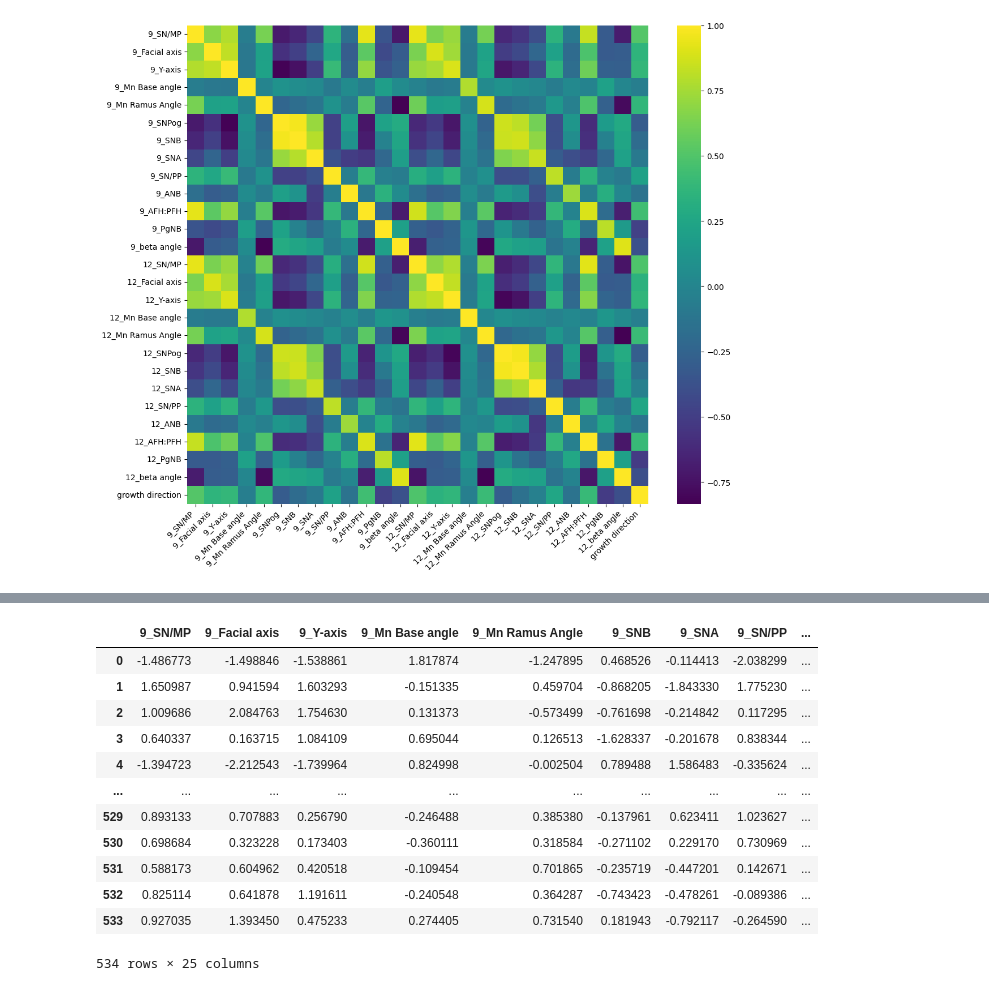
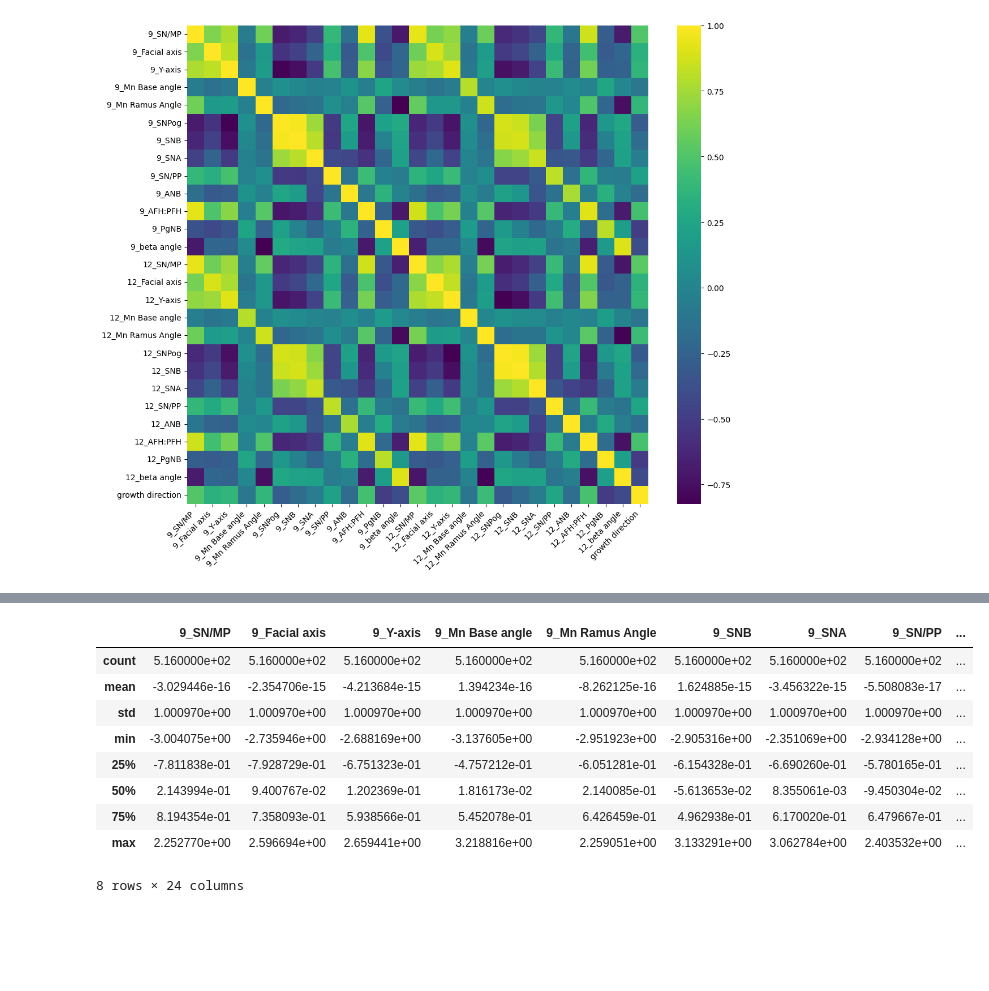
Before and after one commit to R4ken/Machine-Learning-Analysis, a Jupyter notebook: classification/solution.ipynb, the cells around one changed output, grey strips where cells are left out. Cells and saved outputs as stored; diff of their text form; code cells hidden in the pictures; blank space fills up the shorter version.

```diff
--- a/classification/solution.ipynb
+++ b/classification/solution.ipynb
@@ -8,3 +18,5 @@ from sklearn.preprocessing import StandardScaler
+# %%
+rng = 1234
 # %%
 df = pd.read_csv("ortodoncja.csv")
 df
@@ -177,6 +192,9 @@ plt.show()
 # %%
 df_training.drop('9_SNPog', axis=1, inplace=True)
 df_training.drop('12_SNPog', axis=1, inplace=True)
+
+df_test.drop('9_SNPog', axis=1, inplace=True)
+df_test.drop('12_SNPog', axis=1, inplace=True)
 # %%
 values_occurences = df_training['growth direction'].value_counts()
 print(values_occurences)
@@ -188,7 +206,4 @@ growth direction
 Name: count, dtype: int64
 # %%
 smote = SMOTE(sampling_strategy='not majority', random_state=123)
-df_train_smote_x, df_train_smote_y = smote.fit_resample(df_training.iloc[:, :-1], df_training.iloc[:, -1])
-df_training = df_train_smote_x
-df_training['growth direction'] = df_train_smote_y
-df_training
+x_train, y_train = smote.fit_resample(df_training.iloc[:, :-1], df_training.iloc[:, -1])
@@ -209,26 +210,25 @@ df_training
+# %%
+x_test = df_test.iloc[:, :-1]
+y_test = df_test.iloc[:, -1]
+
+x_test = x_test.reset_index(drop=True)
+y_test = y_test.reset_index(drop=True)
 # %%
 scaler = StandardScaler()
-to_scaling = df_training.iloc[:, :-1]
 
-scaler.fit(to_scaling)
-scaled = pd.DataFrame(scaler.transform(to_scaling), columns=to_scaling.columns)
-df_training_standarized = scaled
+scaler.fit(x_train)
+x_train = pd.DataFrame(scaler.transform(x_train), columns=x_train.columns)
+x_test = pd.DataFrame(scaler.transform(x_test), columns=x_test.columns)
 
-df_training_standarized['growth direction'] = df_training['growth direction']
-df_training = df_training_standarized
-
-df_training.describe()
+x_train.describe()
 # %% [output]
 |  | 9_SN/MP | 9_Facial axis | 9_Y-axis | 9_Mn Base angle | 9_Mn Ramus Angle | 9_SNB | 9_SNA | 9_SN/PP | ... |
-| 0 | -1.486773 | -1.498846 | -1.538861 | 1.817874 | -1.247895 | 0.468526 | -0.114413 | -2.038299 | ... |
-| 1 | 1.650987 | 0.941594 | 1.603293 | -0.151335 | 0.459704 | -0.868205 | -1.843330 | 1.775230 | ... |
-| 2 | 1.009686 | 2.084763 | 1.754630 | 0.131373 | -0.573499 | -0.761698 | -0.214842 | 0.117295 | ... |
-| 3 | 0.640337 | 0.163715 | 1.084109 | 0.695044 | 0.126513 | -1.628337 | -0.201678 | 0.838344 | ... |
-| 4 | -1.394723 | -2.212543 | -1.739964 | 0.824998 | -0.002504 | 0.789488 | 1.586483 | -0.335624 | ... |
-| ... | ... | ... | ... | ... | ... | ... | ... | ... | ... |
-| 529 | 0.893133 | 0.707883 | 0.256790 | -0.246488 | 0.385380 | -0.137961 | 0.623411 | 1.023627 | ... |
-| 530 | 0.698684 | 0.323228 | 0.173403 | -0.360111 | 0.318584 | -0.271102 | 0.229170 | 0.730969 | ... |
-| 531 | 0.588173 | 0.604962 | 0.420518 | -0.109454 | 0.701865 | -0.235719 | -0.447201 | 0.142671 | ... |
-| 532 | 0.825114 | 0.641878 | 1.191611 | -0.240548 | 0.364287 | -0.743423 | -0.478261 | -0.089386 | ... |
-| 533 | 0.927035 | 1.393450 | 0.475233 | 0.274405 | 0.731540 | 0.181943 | -0.792117 | -0.264590 | ... |
+| count | 5.160000e+02 | 5.160000e+02 | 5.160000e+02 | 5.160000e+02 | 5.160000e+02 | 5.160000e+02 | 5.160000e+02 | 5.160000e+02 | ... |
+| mean | -3.029446e-16 | -2.354706e-15 | -4.213684e-15 | 1.394234e-16 | -8.262125e-16 | 1.624885e-15 | -3.456322e-15 | -5.508083e-17 | ... |
+| std | 1.000970e+00 | 1.000970e+00 | 1.000970e+00 | 1.000970e+00 | 1.000970e+00 | 1.000970e+00 | 1.000970e+00 | 1.000970e+00 | ... |
+| min | -3.004075e+00 | -2.735946e+00 | -2.688169e+00 | -3.137605e+00 | -2.951923e+00 | -2.905316e+00 | -2.351069e+00 | -2.934128e+00 | ... |
+| 25% | -7.811838e-01 | -7.928729e-01 | -6.751323e-01 | -4.757212e-01 | -6.051281e-01 | -6.154328e-01 | -6.690260e-01 | -5.780165e-01 | ... |
+| 50% | 2.143994e-01 | 9.400767e-02 | 1.202369e-01 | 1.816173e-02 | 2.140085e-01 | -5.613653e-02 | 8.355061e-03 | -9.450304e-02 | ... |
+| 75% | 8.194354e-01 | 7.358093e-01 | 5.938566e-01 | 5.452078e-01 | 6.426459e-01 | 4.962938e-01 | 6.170020e-01 | 6.479667e-01 | ... |
+| max | 2.252770e+00 | 2.596694e+00 | 2.659441e+00 | 3.218816e+00 | 2.259051e+00 | 3.133291e+00 | 3.062784e+00 | 2.403532e+00 | ... |
-534 rows × 25 columns
+8 rows × 24 columns
```
Also changed, not shown: parts of 17 cells of this notebook.
